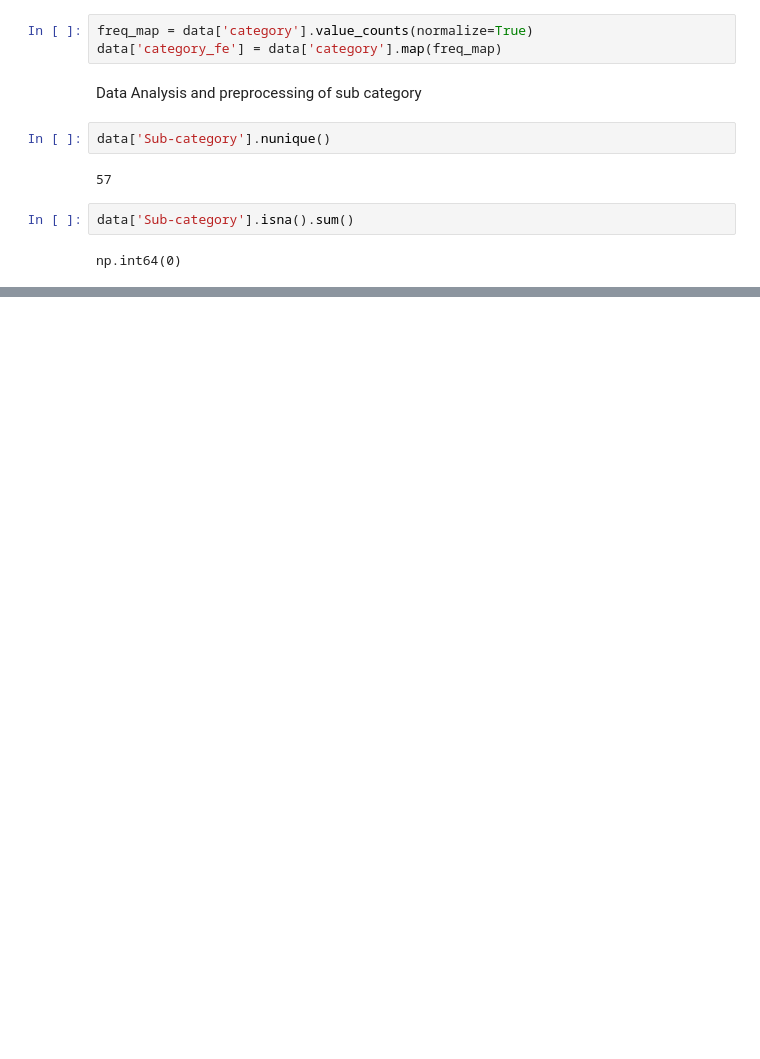
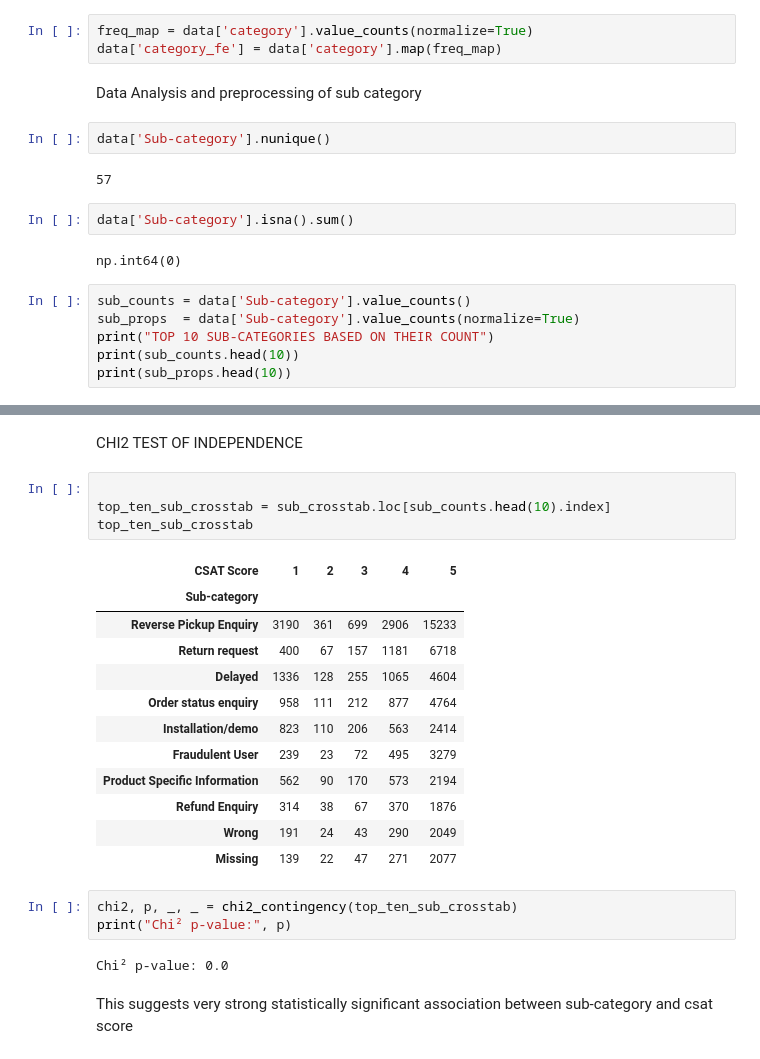
Before and after one commit to AnkurBhatt07/Customer-Satisfaction-Score-Prediction-using-ML-DL, a Jupyter notebook: notebooks/data_analysis.ipynb, the cells around one changed output, grey strips where cells are left out. Drawn from its saved outputs; the diff is of its cells as text; blank space fills up the shorter version.

```diff
--- a/notebooks/data_analysis.ipynb
+++ b/notebooks/data_analysis.ipynb
@@ -307,3 +307,9 @@ data['Sub-category'].nunique()
 data['Sub-category'].isna().sum()
 # %% [output]
 np.int64(0)
+# %%
+sub_counts = data['Sub-category'].value_counts()
+sub_props  = data['Sub-category'].value_counts(normalize=True)
+print("TOP 10 SUB-CATEGORIES BASED ON THEIR COUNT")
+print(sub_counts.head(10))
+print(sub_props.head(10))
@@ -309,0 +377,26 @@ np.int64(0)
+# %% [markdown]
+CHI2 TEST OF INDEPENDENCE
+# %%
+
+top_ten_sub_crosstab = sub_crosstab.loc[sub_counts.head(10).index]
+top_ten_sub_crosstab
+# %% [output]
+| CSAT Score | 1 | 2 | 3 | 4 | 5 |
+| Sub-category |  |  |  |  |  |
+| Reverse Pickup Enquiry | 3190 | 361 | 699 | 2906 | 15233 |
+| Return request | 400 | 67 | 157 | 1181 | 6718 |
+| Delayed | 1336 | 128 | 255 | 1065 | 4604 |
+| Order status enquiry | 958 | 111 | 212 | 877 | 4764 |
+| Installation/demo | 823 | 110 | 206 | 563 | 2414 |
+| Fraudulent User | 239 | 23 | 72 | 495 | 3279 |
+| Product Specific Information | 562 | 90 | 170 | 573 | 2194 |
+| Refund Enquiry | 314 | 38 | 67 | 370 | 1876 |
+| Wrong | 191 | 24 | 43 | 290 | 2049 |
+| Missing | 139 | 22 | 47 | 271 | 2077 |
+# %%
+chi2, p, _, _ = chi2_contingency(top_ten_sub_crosstab)
+print("Chi² p-value:", p)
+# %% [output]
+Chi² p-value: 0.0
+# %% [markdown]
+This suggests very strong statistically significant association between sub-category and csat score
```
Also changed, not shown: parts of 14 cells of this notebook, 1 other file.
